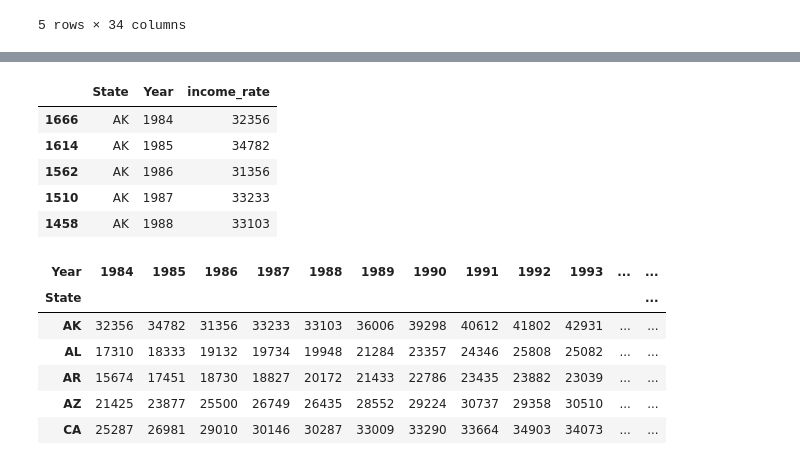
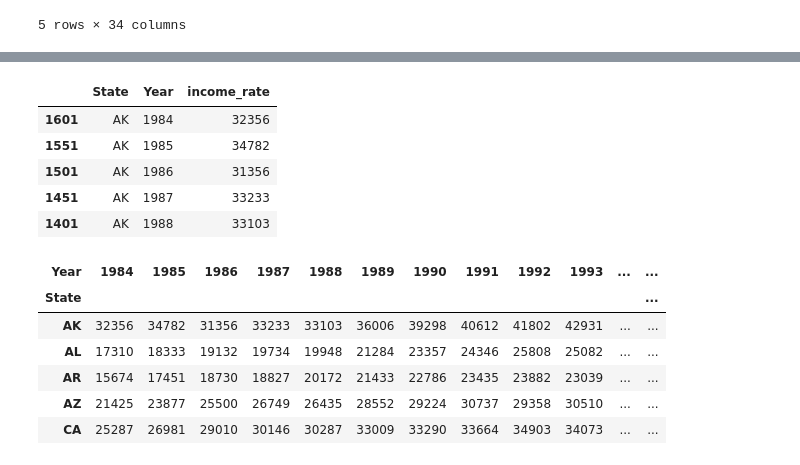
Before and after one commit to navbala/Crime-Rate-Predictor, a Jupyter notebook: heatmap_anjali/Income_heatmap.ipynb, the cells around one changed output, grey strips where cells are left out. Drawn from its saved outputs; the diff is of its cells as text; code cells hidden in the pictures.

```diff
--- a/heatmap_anjali/Income_heatmap.ipynb
+++ b/heatmap_anjali/Income_heatmap.ipynb
@@ -17,3 +18,6 @@ income_raw.head()
 | 3 | AZ | 57100 | 52248 | 49254 | 52611 | 47044 | 48621 | 46896 | 45739 | 46914 | ... | ... |
 | 4 | AR | 45907 | 42798 | 44922 | 39376 | 39018 | 41302 | 38587 | 36538 | 39586 | ... | ... |
 5 rows × 34 columns
+# %%
+new_income_df = income_raw.drop(income_raw.index[[0,9]])
+new_income_df.head()
@@ -20,14 +32,14 @@ income_raw.head()
 # %%
-tidy_income = pd.melt(income_raw, id_vars = ['State'], var_name='Year', value_name='income_rate')
+tidy_income = pd.melt(new_income_df, id_vars = ['State'], var_name='Year', value_name='income_rate')
 tidy_income.sort_values(by=['State','Year'], inplace=True)
 tidy_income.head()
 # %% [output]
 |  | State | Year | income_rate |
-| 1666 | AK | 1984 | 32356 |
-| 1614 | AK | 1985 | 34782 |
-| 1562 | AK | 1986 | 31356 |
-| 1510 | AK | 1987 | 33233 |
-| 1458 | AK | 1988 | 33103 |
+| 1601 | AK | 1984 | 32356 |
+| 1551 | AK | 1985 | 34782 |
+| 1501 | AK | 1986 | 31356 |
+| 1451 | AK | 1987 | 33233 |
+| 1401 | AK | 1988 | 33103 |
 # %%
 income_matrix = tidy_income.pivot("State", "Year", "income_rate")
 income_matrix.head()
```
Also changed, not shown: parts of 3 cells of this notebook, 8 other files.
